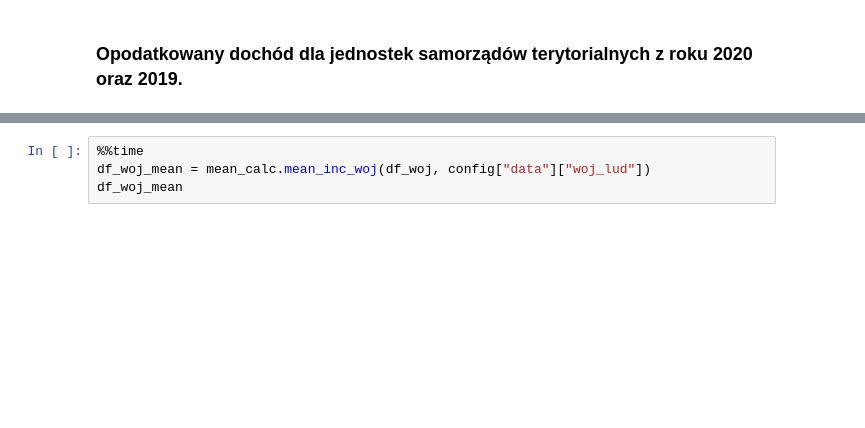
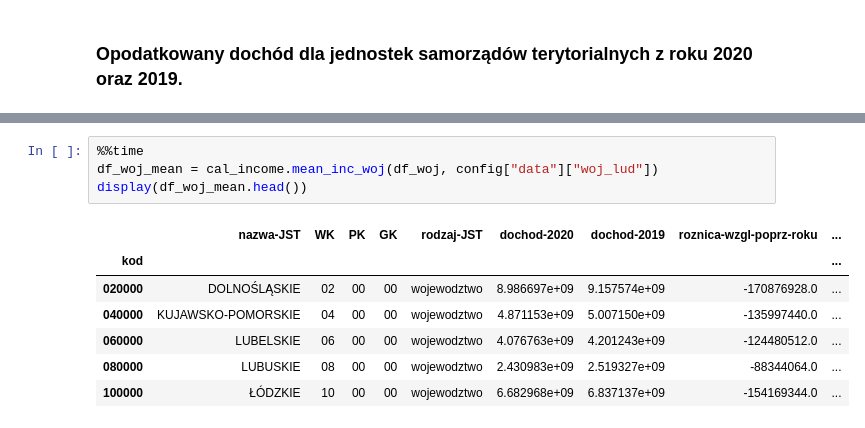
Before and after one commit to matthewmachnowski/final-assignment, a Jupyter notebook: script.ipynb, the cells around one changed output, grey strips where cells are left out. Drawn from its saved outputs; the diff is of its cells as text; blank space fills up the shorter version.

```diff
--- a/script.ipynb
+++ b/script.ipynb
@@ -172,5 +114,12 @@ Wall time: 77.5 ms
 # %%
 %%time
-df_woj_mean = mean_calc.mean_inc_woj(df_woj, config["data"]["woj_lud"])
-df_woj_mean
+df_woj_mean = cal_income.mean_inc_woj(df_woj, config["data"]["woj_lud"])
+display(df_woj_mean.head())
 # %% [output]
+|  | nazwa-JST | WK | PK | GK | rodzaj-JST | dochod-2020 | dochod-2019 | roznica-wzgl-poprz-roku | ... |
+| kod |  |  |  |  |  |  |  |  | ... |
+| 020000 | DOLNOŚLĄSKIE | 02 | 00 | 00 | wojewodztwo | 8.986697e+09 | 9.157574e+09 | -170876928.0 | ... |
+| 040000 | KUJAWSKO-POMORSKIE | 04 | 00 | 00 | wojewodztwo | 4.871153e+09 | 5.007150e+09 | -135997440.0 | ... |
+| 060000 | LUBELSKIE | 06 | 00 | 00 | wojewodztwo | 4.076763e+09 | 4.201243e+09 | -124480512.0 | ... |
+| 080000 | LUBUSKIE | 08 | 00 | 00 | wojewodztwo | 2.430983e+09 | 2.519327e+09 | -88344064.0 | ... |
+| 100000 | ŁÓDZKIE | 10 | 00 | 00 | wojewodztwo | 6.682968e+09 | 6.837137e+09 | -154169344.0 | ... |
```
Also changed, not shown: parts of 27 cells of this notebook.
